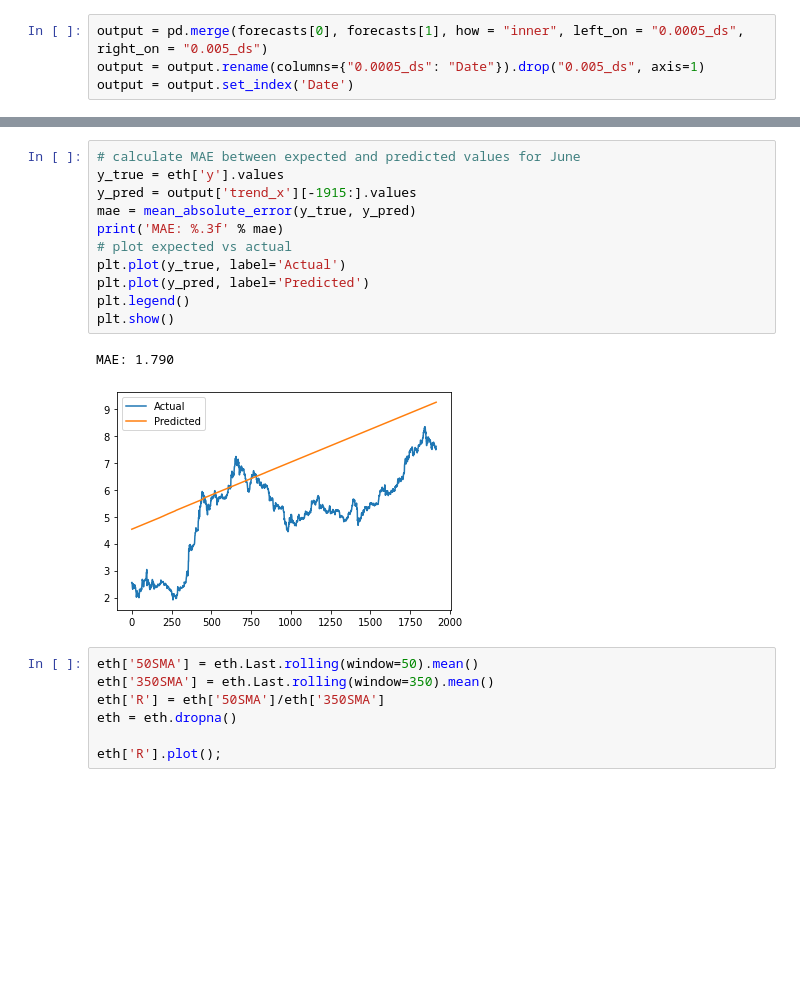
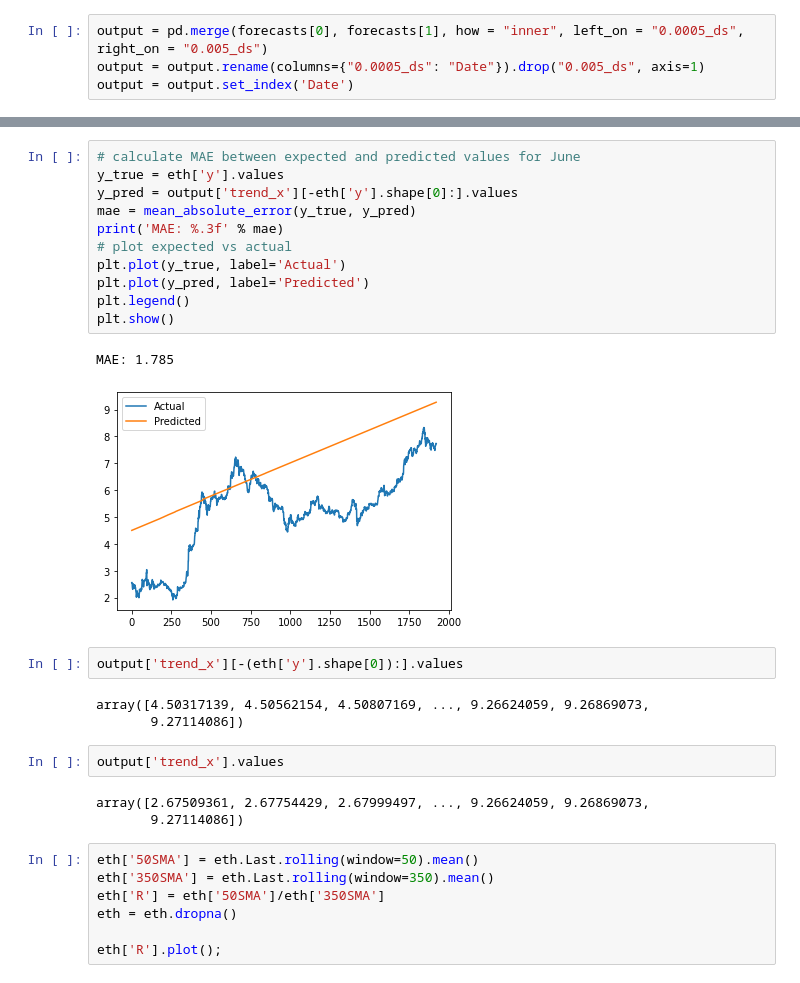
Before and after one commit to pedroafleite/btc-eth-risk-assessment, a Jupyter notebook: prophet.ipynb, the cells around one changed output, grey strips where cells are left out. Drawn from its saved outputs; the diff is of its cells as text; blank space fills up the shorter version.

```diff
--- a/prophet.ipynb
+++ b/prophet.ipynb
@@ -228,17 +224,27 @@ plt.show()
 # %%
 # calculate MAE between expected and predicted values for June
 y_true = eth['y'].values
-y_pred = output['trend_x'][-1915:].values
+y_pred = output['trend_x'][-eth['y'].shape[0]:].values
 mae = mean_absolute_error(y_true, y_pred)
 print('MAE: %.3f' % mae)
 # plot expected vs actual
 plt.plot(y_true, label='Actual')
 plt.plot(y_pred, label='Predicted')
 plt.legend()
 plt.show()
 # %% [output]
-MAE: 1.790
+MAE: 1.785
-[figure, old version]
+[figure, new version]
+# %%
+output['trend_x'][-(eth['y'].shape[0]):].values
+# %% [output]
+array([4.50317139, 4.50562154, 4.50807169, ..., 9.26624059, 9.26869073,
+       9.27114086])
+# %%
+output['trend_x'].values
+# %% [output]
+array([2.67509361, 2.67754429, 2.67999497, ..., 9.26624059, 9.26869073,
+       9.27114086])
 # %%
 eth['50SMA'] = eth.Last.rolling(window=50).mean()
 eth['350SMA'] = eth.Last.rolling(window=350).mean()
```
Also changed, not shown: parts of 7 cells of this notebook.
